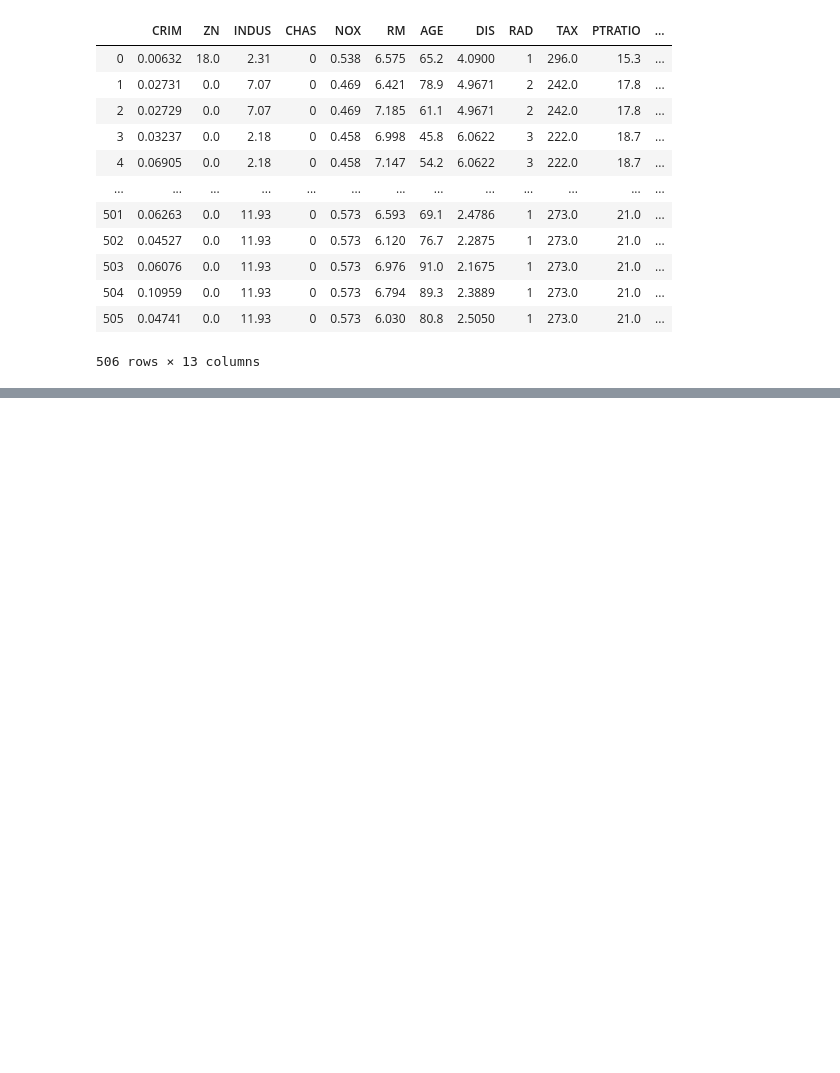
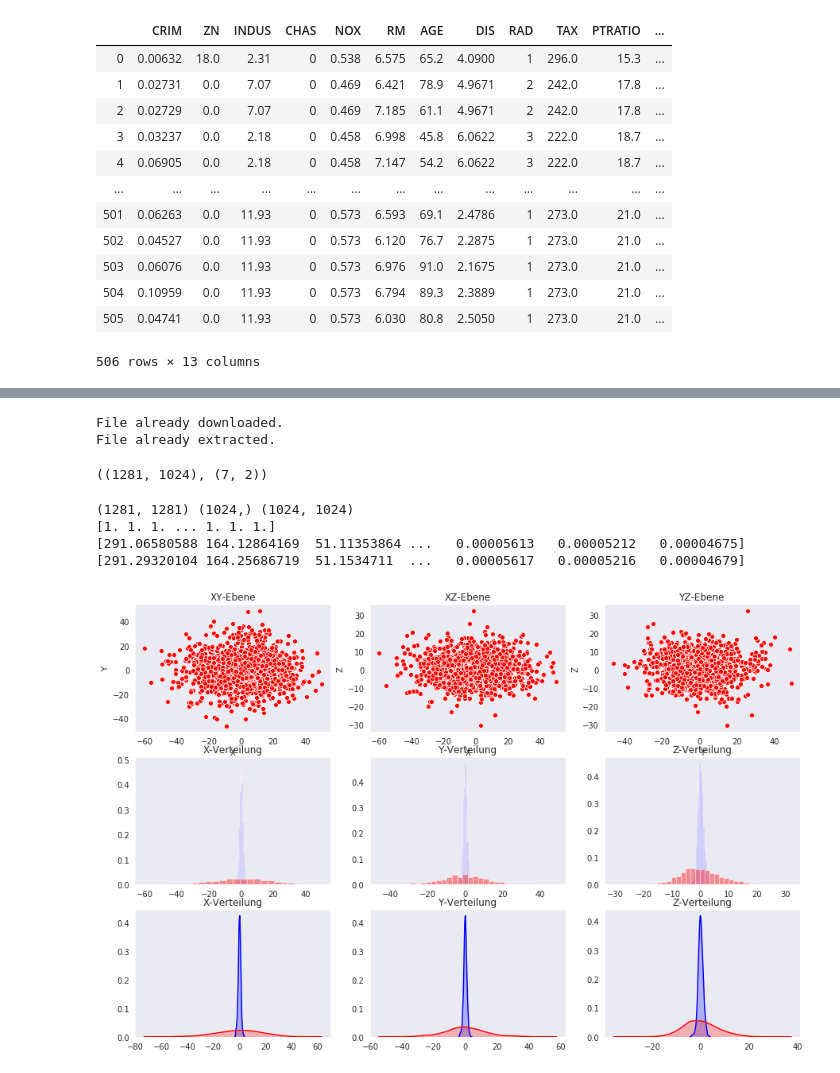
Before and after one commit to hekrause/htwg_mldl, a Jupyter notebook: Uebungen/Uebung02/Notebooks/work.ipynb, the cells around one changed output, grey strips where cells are left out. Drawn from its saved outputs; the diff is of its cells as text; code cells hidden in the pictures; blank space fills up the shorter version.

```diff
--- a/Uebungen/Uebung02/Notebooks/work.ipynb
+++ b/Uebungen/Uebung02/Notebooks/work.ipynb
@@ -79,0 +207,50 @@ Hauptkomponenten_qi.std(axis=1), (D / (n - 1))
+# %%
+filename = "lfw-funneled"
+dirname = "lfw_funneled"
+url = "http://vis-www.cs.umass.edu/lfw/"+filename+".tgz"
+tar_file_name = "../data/"+filename+".tgz"
+untar_file_name = "../data/"
+wget.download(url, tar_file_name) if not os.path.isfile(tar_file_name) else print("File already downloaded.")
+tarfile.open(tar_file_name, "r:gz").extractall(untar_file_name) if not os.path.isdir(untar_file_name+dirname) else print("File already extracted.")
+# %% [output]
+File already downloaded.
+File already extracted.
+# %%
+def process_img(img):
+    # crop, scale, flatten
+    y_l, y_u = 90, 185
+    x_l, x_u = 80, 170
+    img_cropped = img[y_l:y_u, x_l:x_u]
+    img_scaled = ski.transform.resize(img_cropped, (32, 32), anti_aliasing=True)
+    img_flatten = img_scaled.flatten()
+    return img_flatten
+# %%
+train = []
+validate = []
+for path, dirs, files in os.walk(untar_file_name):
+    if len(files) >= 70:
+        name = path.split("/")[-1]
+        for i in range(len(files) - 1):
+            img = ski.io.imread(os.path.join(path, files[i]), as_gray=True)
+            img_processed = process_img(img)
+            train.append(img_processed)
+        img = ski.io.imread(os.path.join(path, files[-1]), as_gray=True)
+        validate.append([process_img(img), name])
+
+train = np.asarray(train)
+validate = np.asarray(validate)
+train.shape, validate.shape
+# %% [output]
+((1281, 1024), (7, 2))
+# %%
+data_whitened, eigen_values, principal_components, scores = pca(train, 1024)
+print(data_whitened.var(axis=0))
+print(scores.var(axis=0))
+print(eigen_values)
+plot_visuals(data_whitened, scores)
+# %% [output]
+(1281, 1281) (1024,) (1024, 1024)
+[1. 1. 1. ... 1. 1. 1.]
+[291.06580588 164.12864169  51.11353864 ...   0.00005613   0.00005212   0.00004675]
+[291.29320104 164.25686719  51.1534711  ...   0.00005617   0.00005216   0.00004679]
+[figure, added]
```
Also changed, not shown: parts of 11 cells of this notebook, 1 other file.
